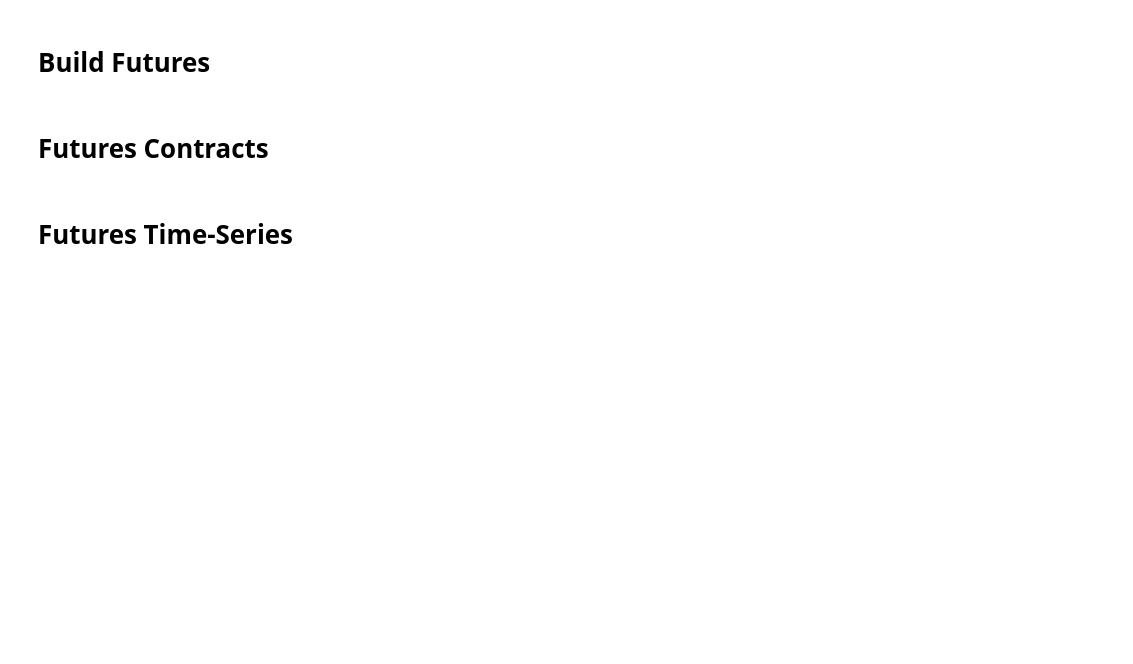
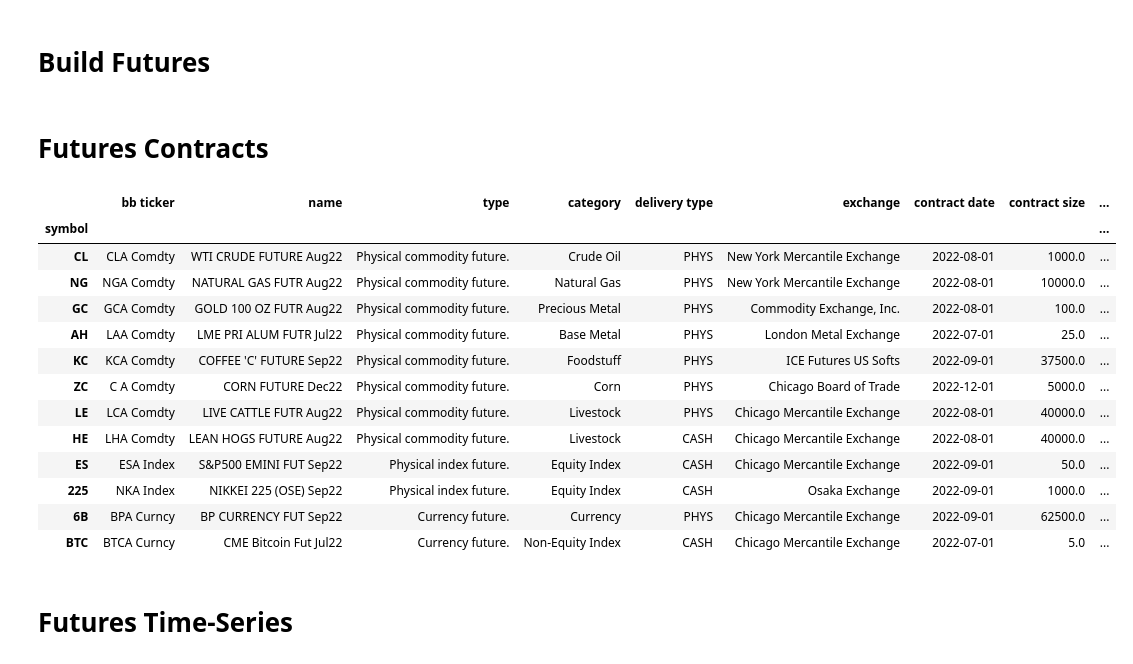
Before and after one commit to MarkHendricks/drw-markets, a Jupyter notebook: build_data/Build Futures BB.ipynb, the cells around one changed output. Saved outputs shown, nothing was run; the diff lists cells and outputs as text; code cells hidden in the pictures; blank space fills up the shorter version.

```diff
--- a/build_data/Build Futures BB.ipynb
+++ b/build_data/Build Futures BB.ipynb
@@ -58,3 +52,26 @@ futures_info
+# %%
+futures_info.index.name = 'bb ticker'
+futures_info = futures_info.loc[bbcodes,:]
+futures_info = futures_info.reset_index().set_index('symbol')
+
+futures_info[['contract date']] = futures_info[['contract date']].astype('datetime64[ns]')
+futures_info[['contract size','open interest','volume']] = futures_info[['contract size','open interest','volume']].astype(float)
+futures_info
+# %% [output]
+|  | bb ticker | name | type | category | delivery type | exchange | contract date | contract size | ... |
+| symbol |  |  |  |  |  |  |  |  | ... |
+| CL | CLA Comdty | WTI CRUDE FUTURE Aug22 | Physical commodity future. | Crude Oil | PHYS | New York Mercantile Exchange | 2022-08-01 | 1000.0 | ... |
+| NG | NGA Comdty | NATURAL GAS FUTR Aug22 | Physical commodity future. | Natural Gas | PHYS | New York Mercantile Exchange | 2022-08-01 | 10000.0 | ... |
+| GC | GCA Comdty | GOLD 100 OZ FUTR Aug22 | Physical commodity future. | Precious Metal | PHYS | Commodity Exchange, Inc. | 2022-08-01 | 100.0 | ... |
+| AH | LAA Comdty | LME PRI ALUM FUTR Jul22 | Physical commodity future. | Base Metal | PHYS | London Metal Exchange | 2022-07-01 | 25.0 | ... |
+| KC | KCA Comdty | COFFEE 'C' FUTURE Sep22 | Physical commodity future. | Foodstuff | PHYS | ICE Futures US Softs | 2022-09-01 | 37500.0 | ... |
+| ZC | C A Comdty | CORN FUTURE Dec22 | Physical commodity future. | Corn | PHYS | Chicago Board of Trade | 2022-12-01 | 5000.0 | ... |
+| LE | LCA Comdty | LIVE CATTLE FUTR Aug22 | Physical commodity future. | Livestock | PHYS | Chicago Mercantile Exchange | 2022-08-01 | 40000.0 | ... |
+| HE | LHA Comdty | LEAN HOGS FUTURE Aug22 | Physical commodity future. | Livestock | CASH | Chicago Mercantile Exchange | 2022-08-01 | 40000.0 | ... |
+| ES | ESA Index | S&P500 EMINI FUT Sep22 | Physical index future. | Equity Index | CASH | Chicago Mercantile Exchange | 2022-09-01 | 50.0 | ... |
+| 225 | NKA Index | NIKKEI 225 (OSE) Sep22 | Physical index future. | Equity Index | CASH | Osaka Exchange | 2022-09-01 | 1000.0 | ... |
+| 6B | BPA Curncy | BP CURRENCY FUT Sep22 | Currency future. | Currency | PHYS | Chicago Mercantile Exchange | 2022-09-01 | 62500.0 | ... |
+| BTC | BTCA Curncy | CME Bitcoin Fut Jul22 | Currency future. | Non-Equity Index | CASH | Chicago Mercantile Exchange | 2022-07-01 | 5.0 | ... |
 # %% [markdown]
 # Futures Time-Series
 # %%
```
Also changed, not shown: parts of 5 cells of this notebook, 2 other files.
